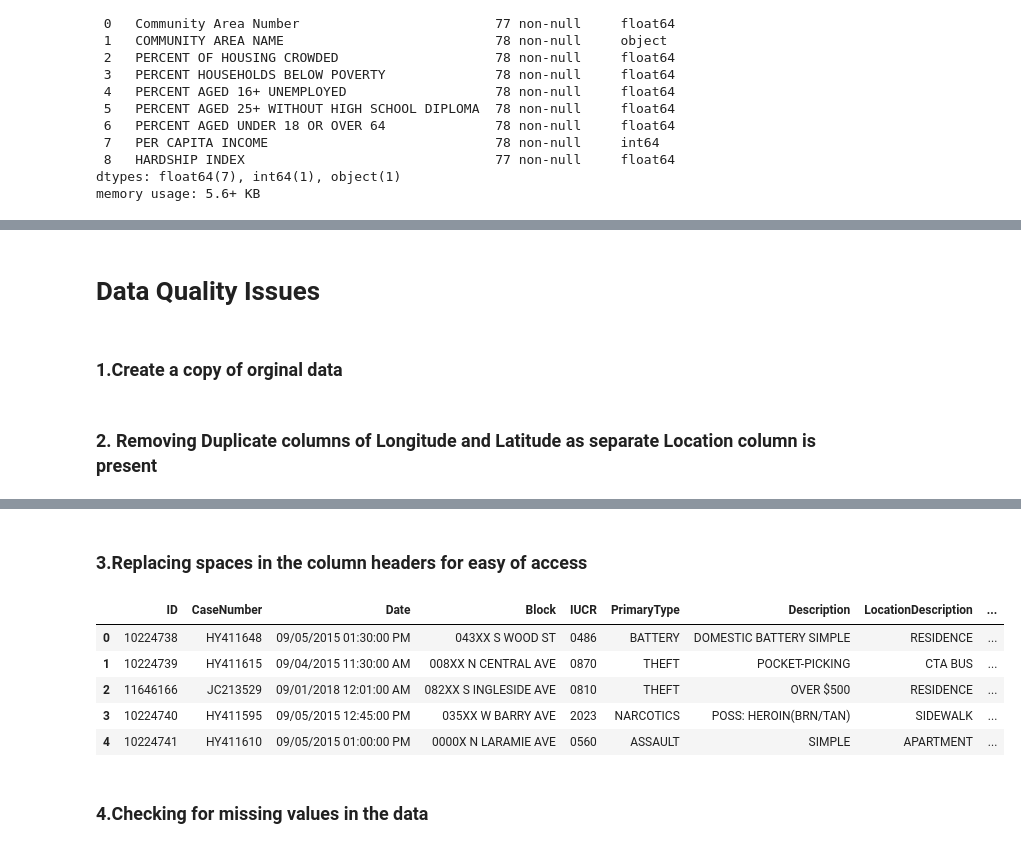
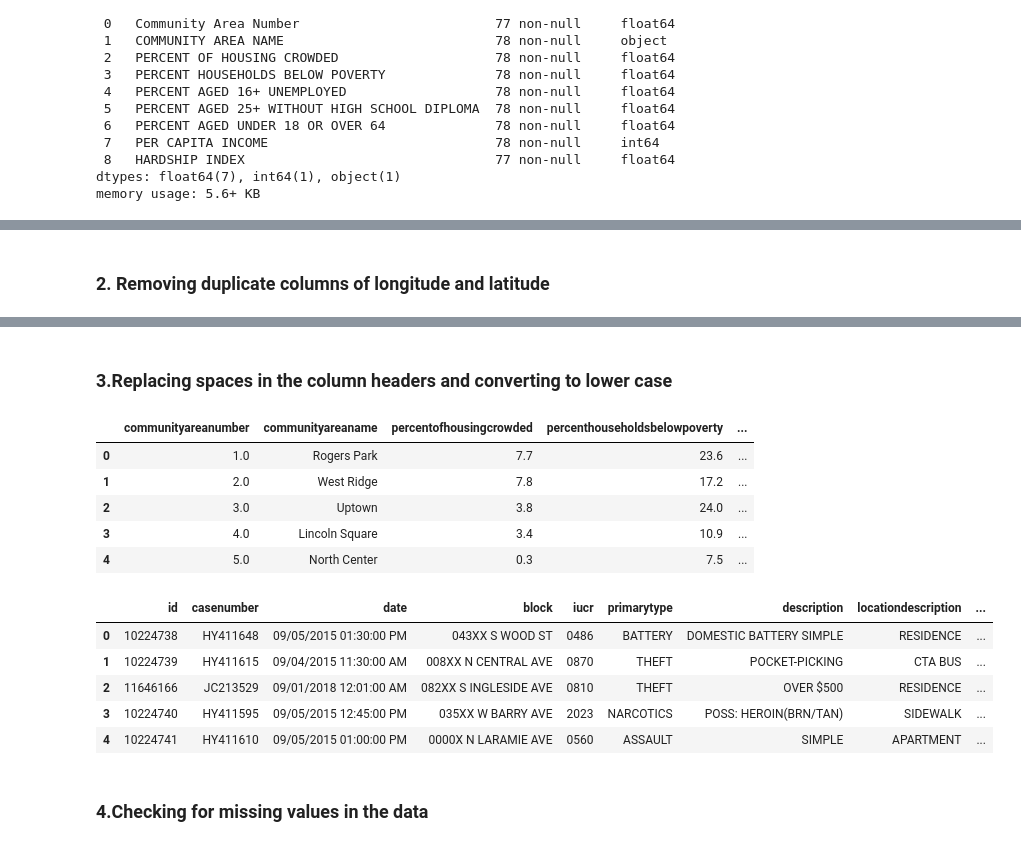
Before and after one commit to tejalvs/ChicagoCrimeAnalysis, a Jupyter notebook: DataCleaning_1.ipynb, the cells around one changed output, grey strips where cells are left out. Drawn from its saved outputs; the diff is of its cells as text; code cells hidden in the pictures.

```diff
--- a/DataCleaning_1.ipynb
+++ b/DataCleaning_1.ipynb
@@ -47,7 +22,4 @@ Read csv with pandas:  27.66176199913025 sec
 # %%
-start = time.time()
 Census=pd.read_csv('Census.csv', engine = 'c')
-end = time.time()
-print("Read csv with pandas: ",(end-start),"sec")
 Census.shape
 # %% [output]
@@ -116,4 +98,0 @@ Crimes.head()
-# %% [markdown]
-# Data Quality Issues
-# %% [markdown]
-### 1.Create a copy of orginal data
@@ -124,3 +99,3 @@ Census_copy=Census.copy()
 # %% [markdown]
-### 2. Removing Duplicate columns of Longitude and Latitude as separate Location column is present
+### 2. Removing duplicate columns of longitude and latitude
 # %%
@@ -134,18 +109,29 @@ Crimes_copy.head()
 | 3 | 10224740 | HY411595 | 09/05/2015 12:45:00 PM | 035XX W BARRY AVE | 2023 | NARCOTICS | POSS: HEROIN(BRN/TAN) | SIDEWALK | ... |
 | 4 | 10224741 | HY411610 | 09/05/2015 01:00:00 PM | 0000X N LARAMIE AVE | 0560 | ASSAULT | SIMPLE | APARTMENT | ... |
 # %% [markdown]
-### 3.Replacing spaces in the column headers for easy of access
+### 3.Replacing spaces in the column headers and converting to lower case
 # %%
-Crimes_copy.columns = Crimes_copy.columns.str.replace(' ', '')
-CrimeCols=Crimes_copy.columns
-Crimes_copy.head()
+Census.columns = Census.columns.str.replace(' ', '')
+Census.columns = Census.columns.str.lower()
+Census.head()
 # %% [output]
-|  | ID | CaseNumber | Date | Block | IUCR | PrimaryType | Description | LocationDescription | ... |
-| 0 | 10224738 | HY411648 | 09/05/2015 01:30:00 PM | 043XX S WOOD ST | 0486 | BATTERY | DOMESTIC BATTERY SIMPLE | RESIDENCE | ... |
-| 1 | 10224739 | HY411615 | 09/04/2015 11:30:00 AM | 008XX N CENTRAL AVE | 0870 | THEFT | POCKET-PICKING | CTA BUS | ... |
-| 2 | 11646166 | JC213529 | 09/01/2018 12:01:00 AM | 082XX S INGLESIDE AVE | 0810 | THEFT | OVER $500 | RESIDENCE | ... |
-| 3 | 10224740 | HY411595 | 09/05/2015 12:45:00 PM | 035XX W BARRY AVE | 2023 | NARCOTICS | POSS: HEROIN(BRN/TAN) | SIDEWALK | ... |
-| 4 | 10224741 | HY411610 | 09/05/2015 01:00:00 PM | 0000X N LARAMIE AVE | 0560 | ASSAULT | SIMPLE | APARTMENT | ... |
+|  | communityareanumber | communityareaname | percentofhousingcrowded | percenthouseholdsbelowpoverty | ... |
+| 0 | 1.0 | Rogers Park | 7.7 | 23.6 | ... |
+| 1 | 2.0 | West Ridge | 7.8 | 17.2 | ... |
+| 2 | 3.0 | Uptown | 3.8 | 24.0 | ... |
+| 3 | 4.0 | Lincoln Square | 3.4 | 10.9 | ... |
+| 4 | 5.0 | North Center | 0.3 | 7.5 | ... |
+# %%
+Crimes.columns = Crimes.columns.str.replace(' ', '')
+Crimes.columns = Crimes.columns.str.lower()
+Crimes.head()
+# %% [output]
+|  | id | casenumber | date | block | iucr | primarytype | description | locationdescription | ... |
+| 0 | 10224738 | HY411648 | 09/05/2015 01:30:00 PM | 043XX S WOOD ST | 0486 | BATTERY | DOMESTIC BATTERY SIMPLE | RESIDENCE | ... |
+| 1 | 10224739 | HY411615 | 09/04/2015 11:30:00 AM | 008XX N CENTRAL AVE | 0870 | THEFT | POCKET-PICKING | CTA BUS | ... |
+| 2 | 11646166 | JC213529 | 09/01/2018 12:01:00 AM | 082XX S INGLESIDE AVE | 0810 | THEFT | OVER $500 | RESIDENCE | ... |
+| 3 | 10224740 | HY411595 | 09/05/2015 12:45:00 PM | 035XX W BARRY AVE | 2023 | NARCOTICS | POSS: HEROIN(BRN/TAN) | SIDEWALK | ... |
+| 4 | 10224741 | HY411610 | 09/05/2015 01:00:00 PM | 0000X N LARAMIE AVE | 0560 | ASSAULT | SIMPLE | APARTMENT | ... |
 # %% [markdown]
 ### 4.Checking for missing values in the data
 # %%
```
Also changed, not shown: parts of 39 cells of this notebook.
